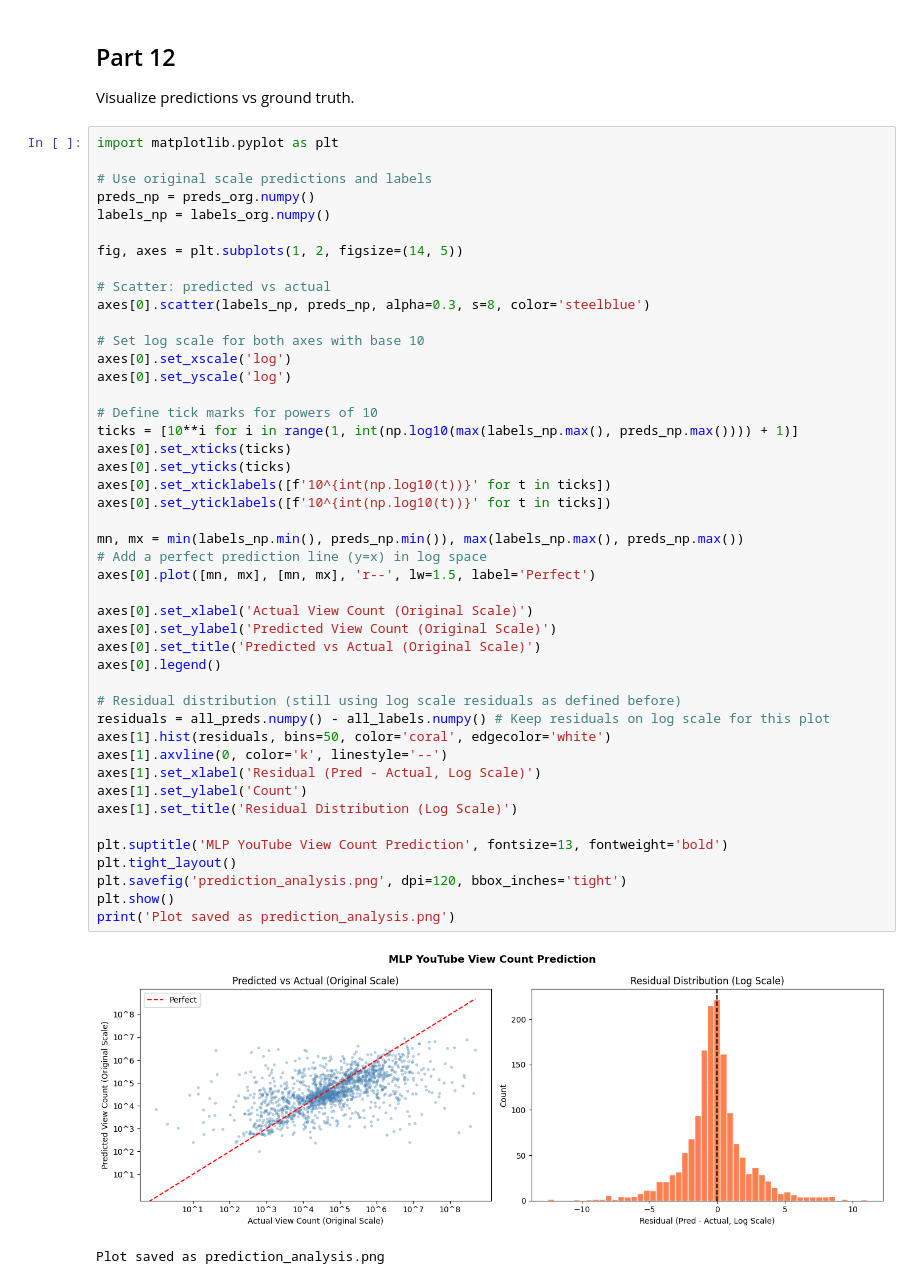
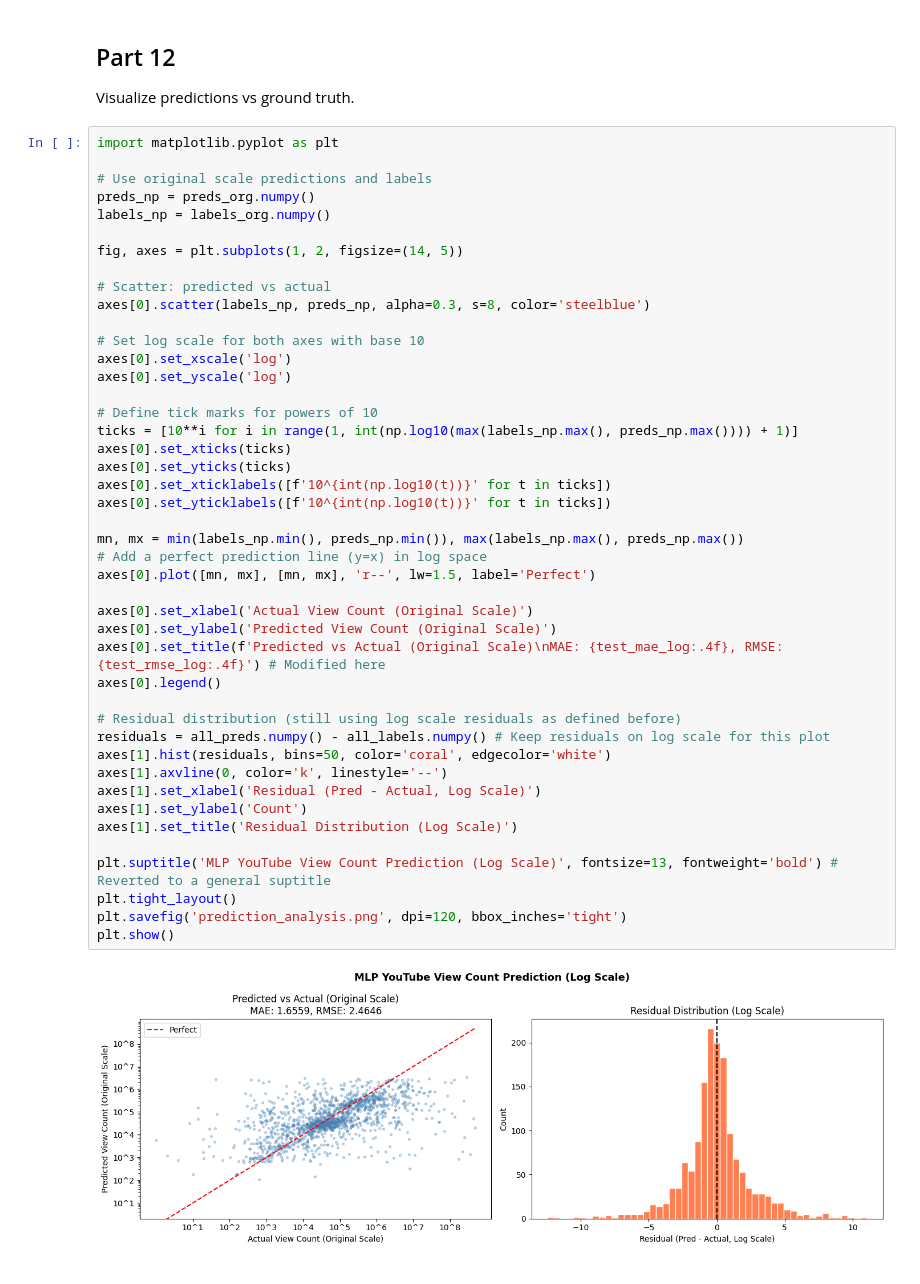
Before and after one commit to yitingCurry/DL_Final_Project, a Jupyter notebook: DL_FINAL_MLP(Regression).ipynb, the cells around one changed output. Drawn from its saved outputs; the diff is of its cells as text.

```diff
--- a/DL_FINAL_MLP(Regression).ipynb
+++ b/DL_FINAL_MLP(Regression).ipynb
@@ -566,35 +566,33 @@ axes[0].scatter(labels_np, preds_np, alpha=0.3, s=8, color='steelblue')
 axes[0].set_xscale('log')
 axes[0].set_yscale('log')
 
 # Define tick marks for powers of 10
 ticks = [10**i for i in range(1, int(np.log10(max(labels_np.max(), preds_np.max()))) + 1)]
 axes[0].set_xticks(ticks)
 axes[0].set_yticks(ticks)
 axes[0].set_xticklabels([f'10^{int(np.log10(t))}' for t in ticks])
 axes[0].set_yticklabels([f'10^{int(np.log10(t))}' for t in ticks])
 
 mn, mx = min(labels_np.min(), preds_np.min()), max(labels_np.max(), preds_np.max())
 # Add a perfect prediction line (y=x) in log space
 axes[0].plot([mn, mx], [mn, mx], 'r--', lw=1.5, label='Perfect')
 
 axes[0].set_xlabel('Actual View Count (Original Scale)')
 axes[0].set_ylabel('Predicted View Count (Original Scale)')
-axes[0].set_title('Predicted vs Actual (Original Scale)')
+axes[0].set_title(f'Predicted vs Actual (Original Scale)\nMAE: {test_mae_log:.4f}, RMSE: {test_rmse_log:.4f}') # Modified here
 axes[0].legend()
 
 # Residual distribution (still using log scale residuals as defined before)
 residuals = all_preds.numpy() - all_labels.numpy() # Keep residuals on log scale for this plot
 axes[1].hist(residuals, bins=50, color='coral', edgecolor='white')
 axes[1].axvline(0, color='k', linestyle='--')
 axes[1].set_xlabel('Residual (Pred - Actual, Log Scale)')
 axes[1].set_ylabel('Count')
 axes[1].set_title('Residual Distribution (Log Scale)')
 
-plt.suptitle('MLP YouTube View Count Prediction', fontsize=13, fontweight='bold')
+plt.suptitle('MLP YouTube View Count Prediction (Log Scale)', fontsize=13, fontweight='bold') # Reverted to a general suptitle
 plt.tight_layout()
 plt.savefig('prediction_analysis.png', dpi=120, bbox_inches='tight')
 plt.show()
-print('Plot saved as prediction_analysis.png')
 # %% [output]
-[figure, old version]
+[figure, new version]
-Plot saved as prediction_analysis.png
```
Also changed, not shown: parts of 4 cells of this notebook.
